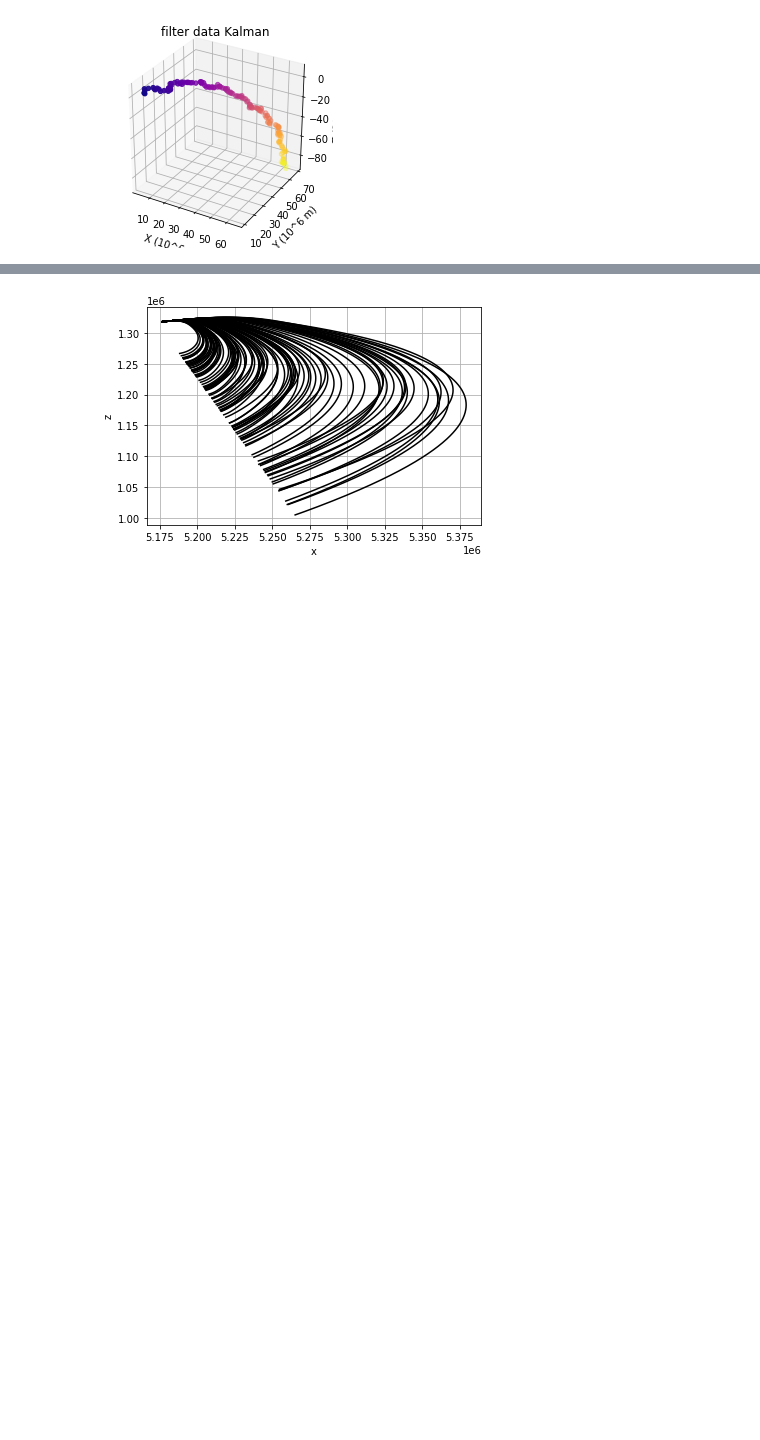
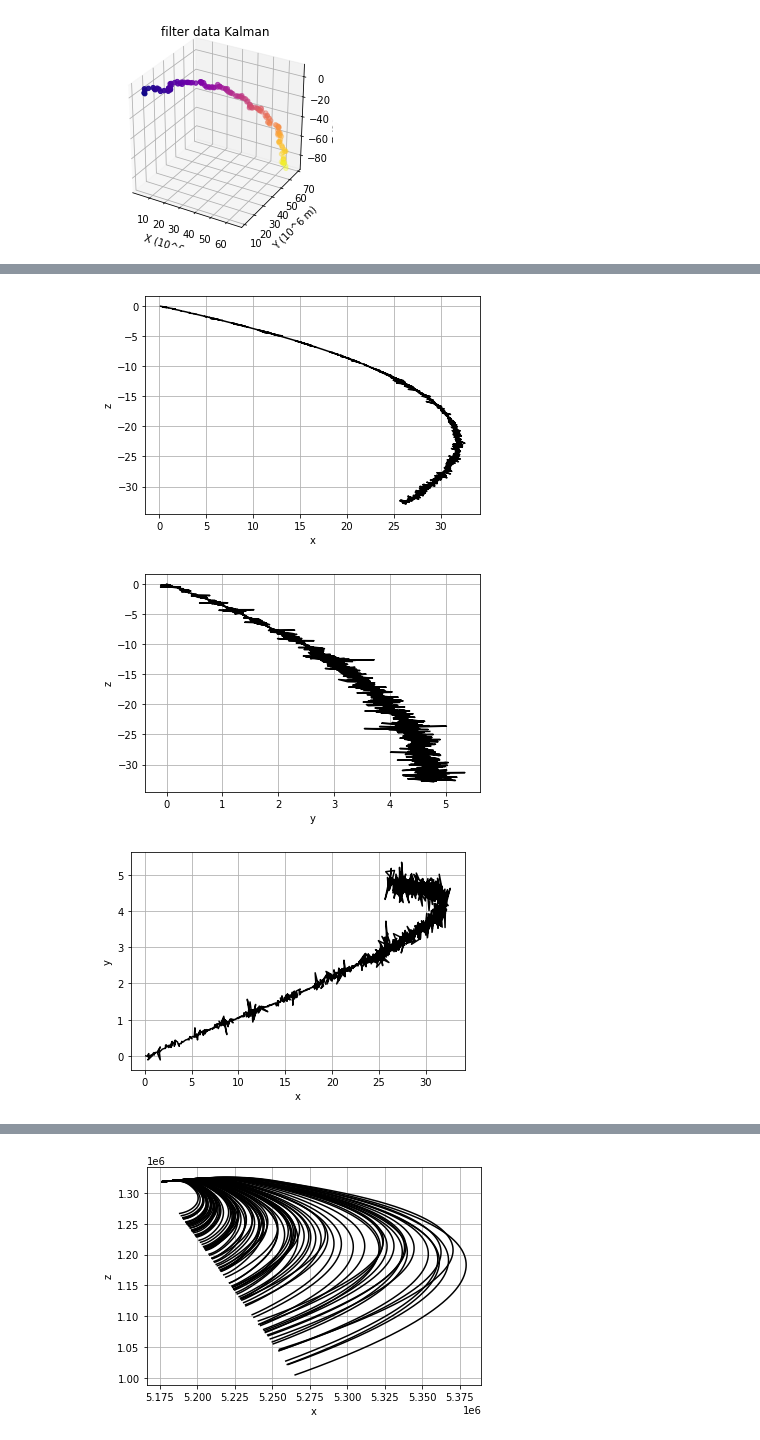
Before and after one commit to dart9905/-oursework, a Jupyter notebook: KalmanNN/KalmanNN.ipynb, the cells around one changed output, grey strips where cells are left out. Cells and saved outputs as stored; diff of their text form; code cells hidden in the pictures; blank space fills up the shorter version.

```diff
--- a/KalmanNN/KalmanNN.ipynb
+++ b/KalmanNN/KalmanNN.ipynb
@@ -1172,3 +1213,21 @@ MEM_RNN = SET_LONG*10#10bal 5hgv
 EPOC_NUM = 10
 # %%
 train_keys = np.concatenate((train_keys, val_keys, test_keys),axis=0)
+# %%
+real_data = create_dataset(
+    dset_real,
+    dset_real.keys(),
+    name='real',
+    gt_size=SET_LONG*3,
+    horizon=0,
+    step=SET_LONG*3,
+    variables=VEC_DIM,
+    residuals=False,
+    train=False,
+    verbose=True
+)
+real_dl = DataLoader(
+    real_data,
+    batch_size=BATCH_SIZE_TEST,
+    shuffle=False, #try  с\n",
+    num_workers=1) #num_workers=-2# use CPU"
@@ -1725,0 +1803,34 @@ plt.show()
+# %%
+a0 = 3
+a1 = 0
+a2 = 2
+plt.ylabel('z')
+plt.xlabel('x')
+for k in range(len(real_data.data['data'])):
+    plt.plot(real_data.data['data'][k][a0:,a1], real_data.data['data'][k][a0:,a2], label='data', color='black')
+plt.grid(True)
+plt.show()
+
+a1 = 1
+a2 = 2
+plt.ylabel('z')
+plt.xlabel('y')
+for k in range(len(real_data.data['data'])):
+  if k < len(real_data.data['data']):
+    plt.plot(real_data.data['data'][k][a0:,a1], real_data.data['data'][k][a0:,a2], label='data', color='black')
+plt.grid(True)
+plt.show()
+
+a1 = 0
+a2 = 1
+plt.ylabel('y')
+plt.xlabel('x')
+for k in range(len(real_data.data['data'])):
+  if k < len(real_data.data['data']):
+    plt.plot(real_data.data['data'][k][a0:,a1], real_data.data['data'][k][a0:,a2], label='data', color='black')
+plt.grid(True)
+plt.show()
+# %% [output]
+[figure, added]
+[figure, added]
+[figure, added]
```
Also changed, not shown: parts of 13 cells of this notebook, 1 other file.
